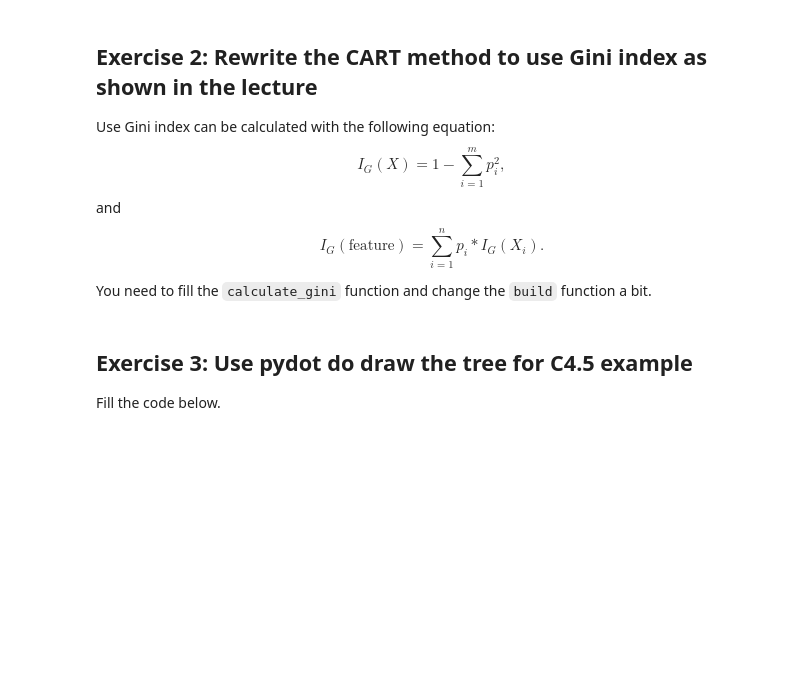
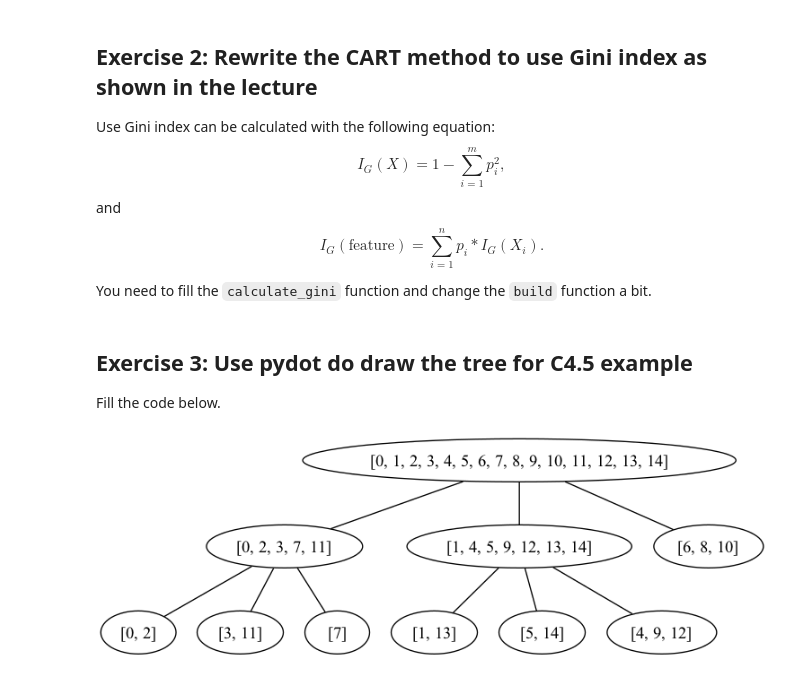
Before and after one commit to Kulizon/machine-learning, a Jupyter notebook: cwiczenia4/055Decision_trees_Exercises.ipynb, the cells around one changed output. Drawn from its saved outputs; the diff is of its cells as text; code cells hidden in the pictures; blank space fills up the shorter version.

```diff
--- a/cwiczenia4/055Decision_trees_Exercises.ipynb
+++ b/cwiczenia4/055Decision_trees_Exercises.ipynb
@@ -402,11 +449,14 @@ with open("c45_tree.pkl", "rb") as f:
 # %%
 def plot_tree(split_history):
     tree = pydot.Dot(graph_type='graph')
     for split in split_history:
-        # fill the gap
+        new_edge = pydot.Edge(split[0], split[1])
+        tree.add_edge(new_edge)
     tree.write('c45_tree.png', format='png')
 
 plot_tree(split_history_c45)
 
 from IPython.display import Image
 Image(filename='c45_tree.png')
+# %% [output]
+[figure, added]
```
Also changed, not shown: parts of 3 cells of this notebook, 2 other files.
